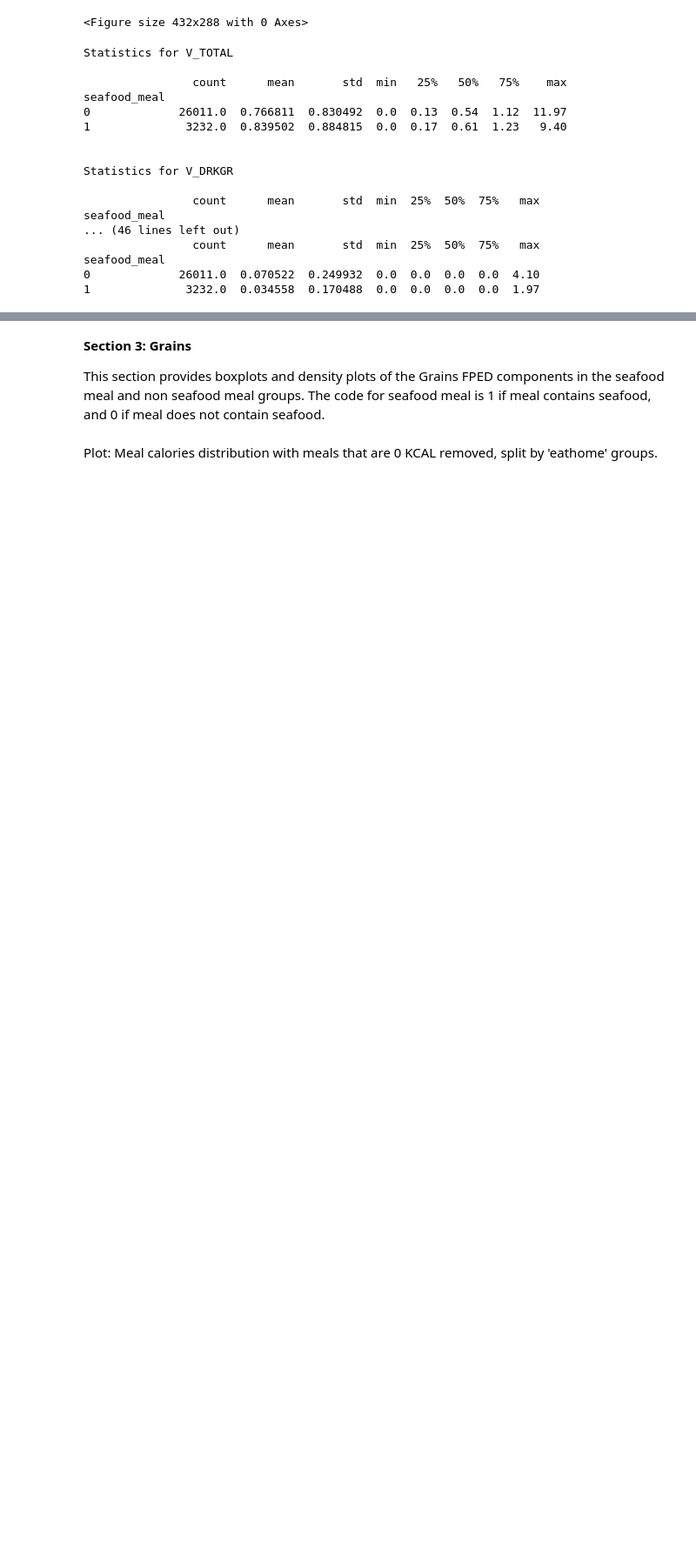
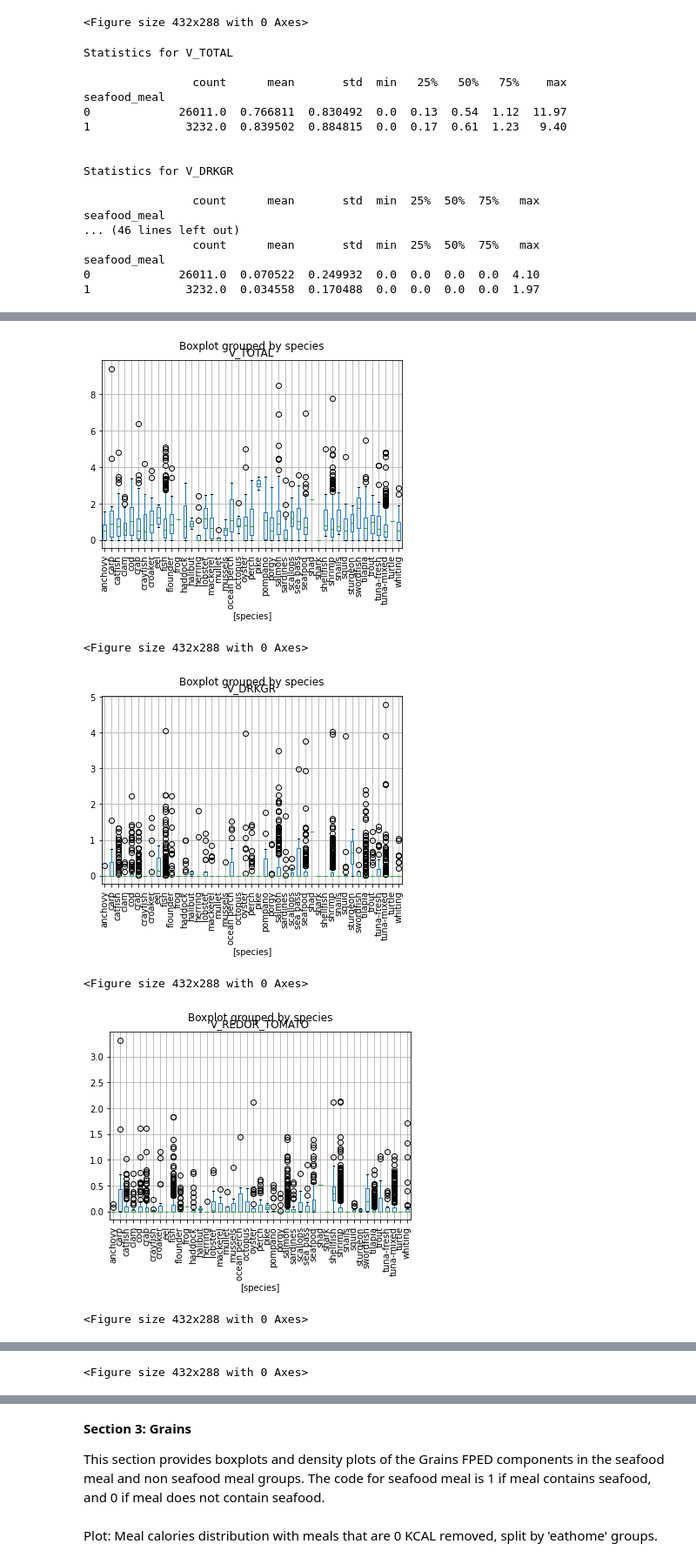
Before and after one commit to jorid14/SGL_NHANES, a Jupyter notebook: Reports/Week 11/NHANES_FPED_Component_Stats.ipynb, the cells around one changed output, grey strips where cells are left out. Shown at 87% size. Cells and saved outputs as stored; diff of their text form; code cells hidden in the pictures; blank space fills up the shorter version.

```diff
--- a/Reports/Week 11/NHANES_FPED_Component_Stats.ipynb
+++ b/Reports/Week 11/NHANES_FPED_Component_Stats.ipynb
@@ -78,0 +113,7 @@ seafood_meal
+# %%
+for var in fruits:
+    z = df.groupby('species')[var].describe()
+    z = z.sort_values(by='mean', ascending = False)
+    print("Statistics for "+var+'\n')
+    print(z)
+    print('\n')
@@ -184,0 +246,12 @@ seafood_meal
+# %%
+for var in veggie:
+    z = df.boxplot(column=var,by=['species'], rot=90)
+    plt.show(z)
+    plt.clf()
+# %% [output]
+[figure, added]
+<Figure size 432x288 with 0 Axes>
+[figure, added]
+<Figure size 432x288 with 0 Axes>
+[figure, added]
+<Figure size 432x288 with 0 Axes>
@@ -184,0 +259 @@ seafood_meal
+<Figure size 432x288 with 0 Axes>
```
Also changed, not shown: parts of 25 cells of this notebook, 3 other files.
